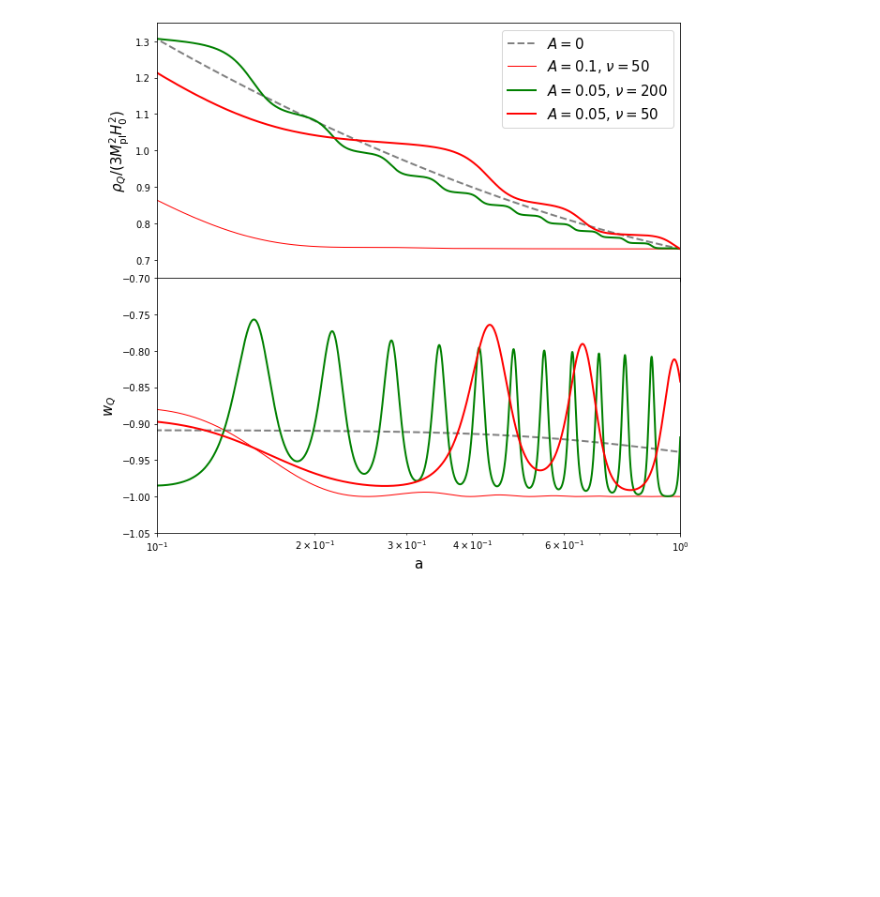
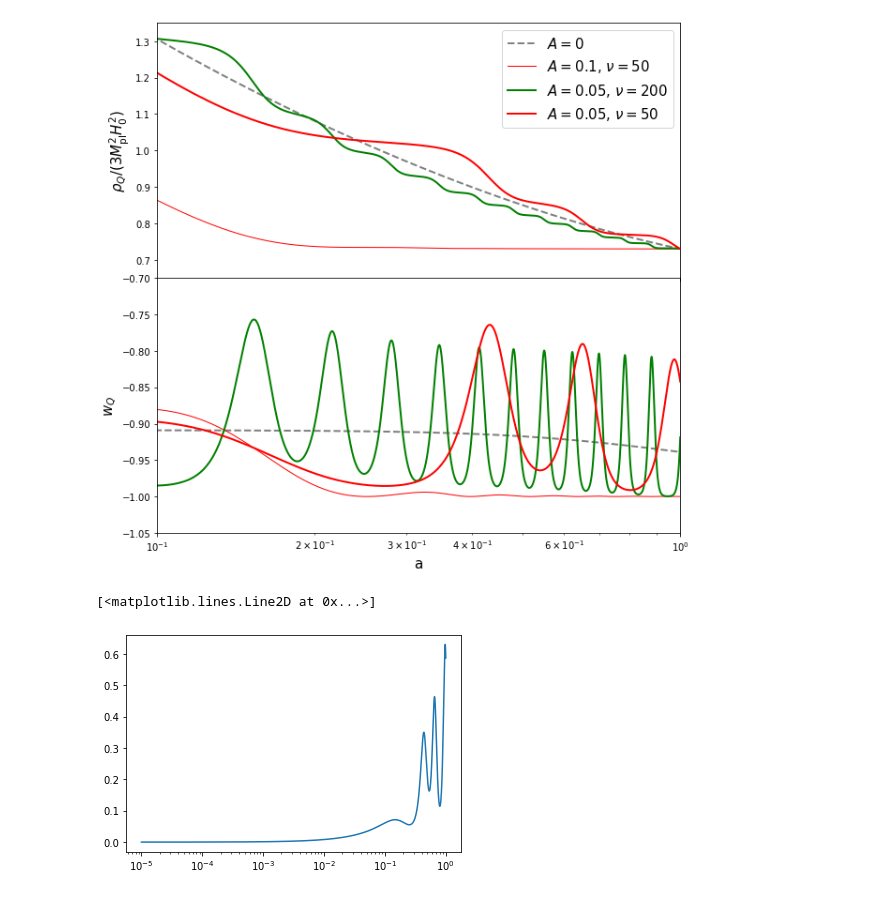
Before and after one commit to joaoreboucas1/ISF, a Jupyter notebook: Monodromic_Quintessence.ipynb, the cells around one changed output. Cells and saved outputs as stored; diff of their text form; code cells hidden in the pictures; blank space fills up the shorter version.

```diff
--- a/Monodromic_Quintessence.ipynb
+++ b/Monodromic_Quintessence.ipynb
@@ -94,7 +94,8 @@ def find_omega_de_0(result, p: Params):
 	return rho_phi_0/rho_cr
 
 def get_initial_phi(a_ini, pars):
-	H_ini = 100*h*np.sqrt(omega_m*a_ini**(-3) + omega_r*a_ini**(-4))
+	H0 = 100*h
+	H_ini = H0*np.sqrt(omega_m*a_ini**(-3) + omega_r*a_ini**(-4))
 	t_ini = 1/(2*H_ini)
 	p = 2/(2 + pars.alpha)
 	phi_tilde_0 = ((p**2 + p)/(pars.alpha*pars.C))**(-1/(2+pars.alpha))
@@ -239,3 +240,10 @@ axs[0].legend(loc="upper right", fontsize=15)
 plt.savefig("monodromic_quintessence_reproduction.pdf")
 # %% [output]
 [figure]
+# %%
+phi_case, phi_prime_case = results[3].T
+# %%
+plt.semilogx(a, phi_prime_case)
+# %% [output]
+[<matplotlib.lines.Line2D at 0x...>]
+[figure, added]
```
Also changed, not shown: parts of 1 cell of this notebook, 1 other file.
